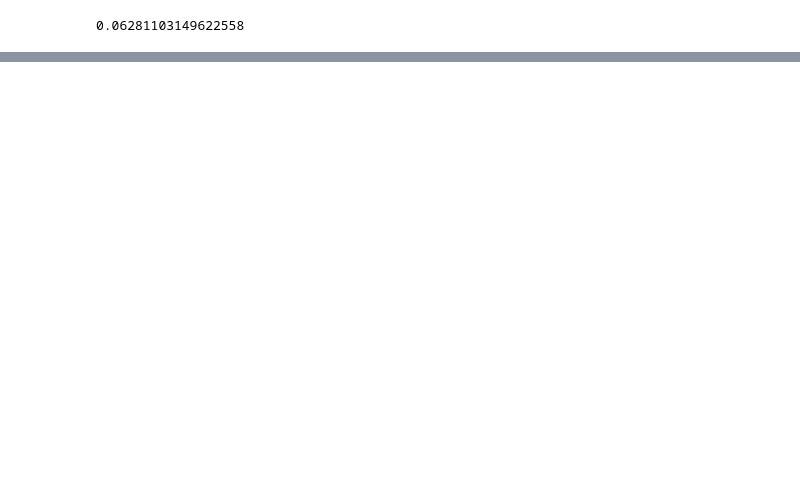
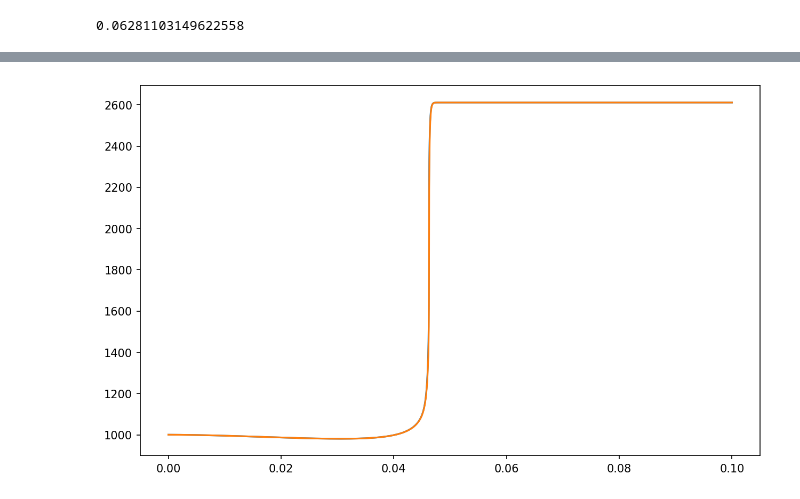
Before and after one commit to DMO-LAB/combustionRL, a Jupyter notebook: evaluate_rl.ipynb, the cells around one changed output, grey strips where cells are left out. Saved outputs shown, nothing was run; the diff lists cells and outputs as text; code cells hidden in the pictures; blank space fills up the shorter version.

```diff
--- a/evaluate_rl.ipynb
+++ b/evaluate_rl.ipynb
@@ -893,10 +944,8 @@ print(Z)
 # %%
 # Reset environment
-temperature = 1000
-pressure = 10*ct.one_atm
-total_time = 5e-2
-phi = 1
-dt = 1e-6
+temperature = 1000.6
+pressure = 1*ct.one_atm
+phi = 1.1
 etol = 1e-3
 
 obs, info = env.reset(temperature=temperature, phi=phi, pressure=pressure, total_time=total_time, dt=dt, etol=etol)
@@ -928,0 +1045,7 @@ print(solver_names)
+# %%
+fig, ax = plt.subplots(figsize=(10, 6), dpi=150)
+ax.plot(ref_time, ref_temp)
+ax.plot(all_action_comparison[action]['times_trajectory'], np.array(all_action_comparison[action]['trajectory'])[:, 0])
+plt.show()
+# %% [output]
+[figure, added]
```
Also changed, not shown: parts of 27 cells of this notebook, 19 other files.
